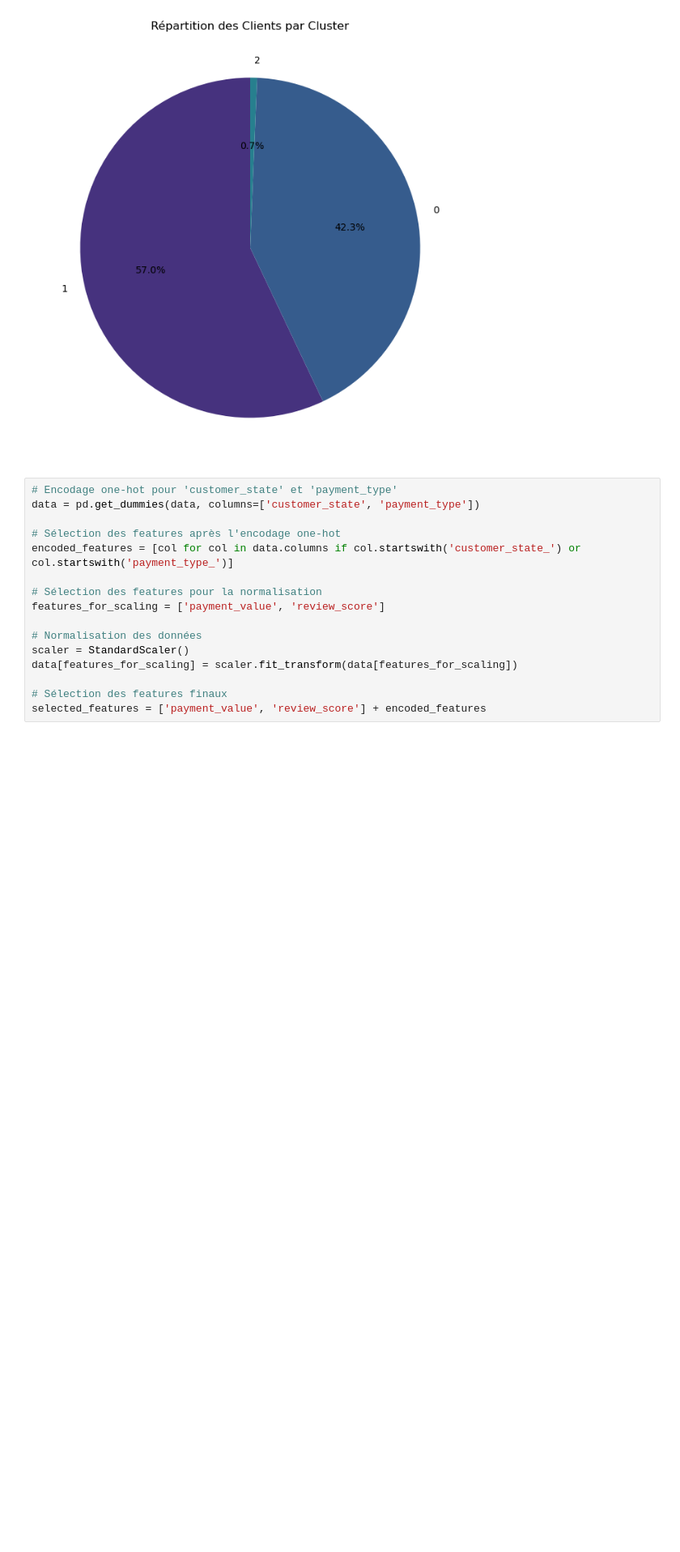
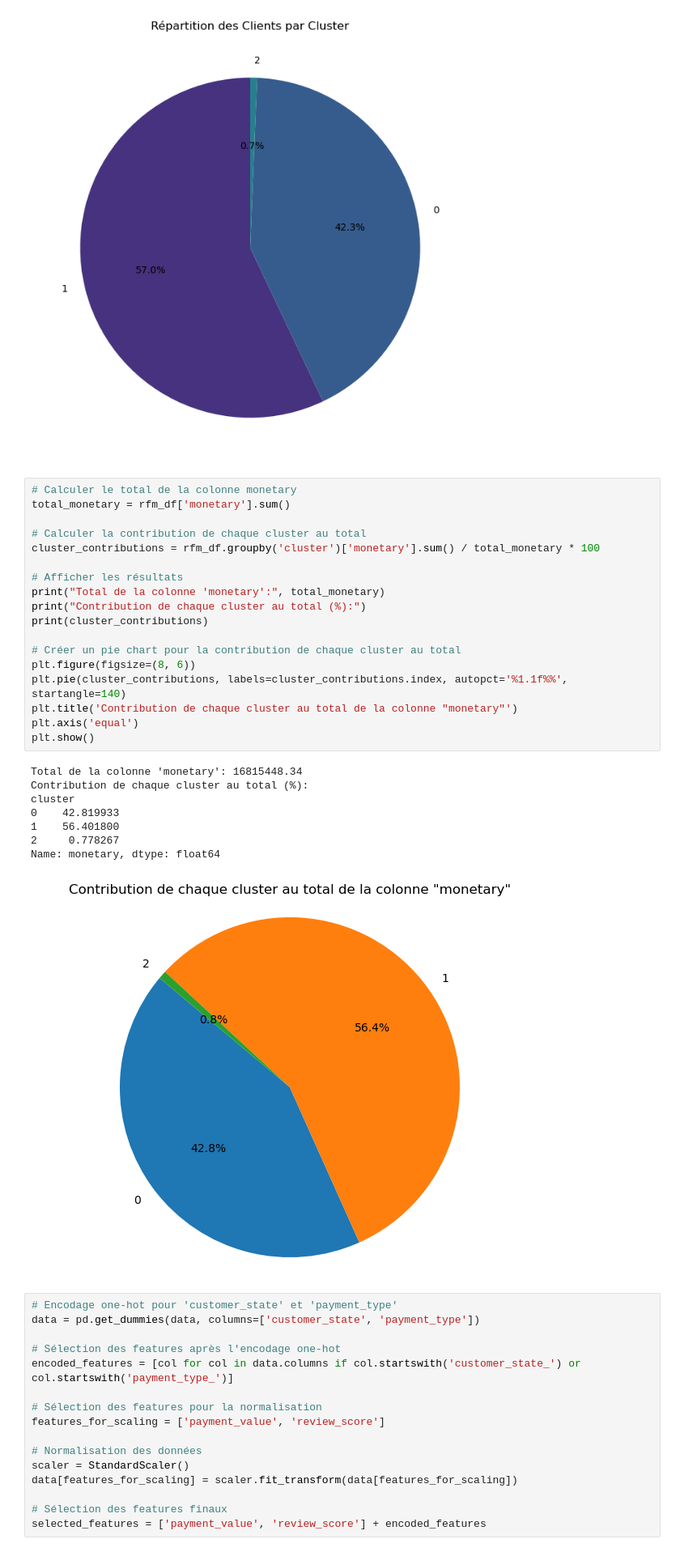
Before and after one commit to Tarek-D/P5-Unsupervised-Learning, a Jupyter notebook: unsupervised-learning.ipynb, the cells around one changed output. Shown at 81% size. Drawn from its saved outputs; the diff is of its cells as text; blank space fills up the shorter version.

```diff
--- a/unsupervised-learning.ipynb
+++ b/unsupervised-learning.ipynb
@@ -161,6 +161,33 @@ plt.title('Répartition des Clients par Cluster')
 plt.show()
 # %% [output]
 [figure]
+# %%
+# Calculer le total de la colonne monetary
+total_monetary = rfm_df['monetary'].sum()
+
+# Calculer la contribution de chaque cluster au total
+cluster_contributions = rfm_df.groupby('cluster')['monetary'].sum() / total_monetary * 100
+
+# Afficher les résultats
+print("Total de la colonne 'monetary':", total_monetary)
+print("Contribution de chaque cluster au total (%):")
+print(cluster_contributions)
+
+# Créer un pie chart pour la contribution de chaque cluster au total
+plt.figure(figsize=(8, 6))
+plt.pie(cluster_contributions, labels=cluster_contributions.index, autopct='%1.1f%%', startangle=140)
+plt.title('Contribution de chaque cluster au total de la colonne "monetary"')
+plt.axis('equal')
+plt.show()
+# %% [output]
+Total de la colonne 'monetary': 16815448.34
+Contribution de chaque cluster au total (%):
+cluster
+0    42.819933
+1    56.401800
+2     0.778267
+Name: monetary, dtype: float64
+[figure, added]
 # %%
 # Encodage one-hot pour 'customer_state' et 'payment_type'
 data = pd.get_dummies(data, columns=['customer_state', 'payment_type'])
```
Also changed, not shown: parts of 1 cell of this notebook.
